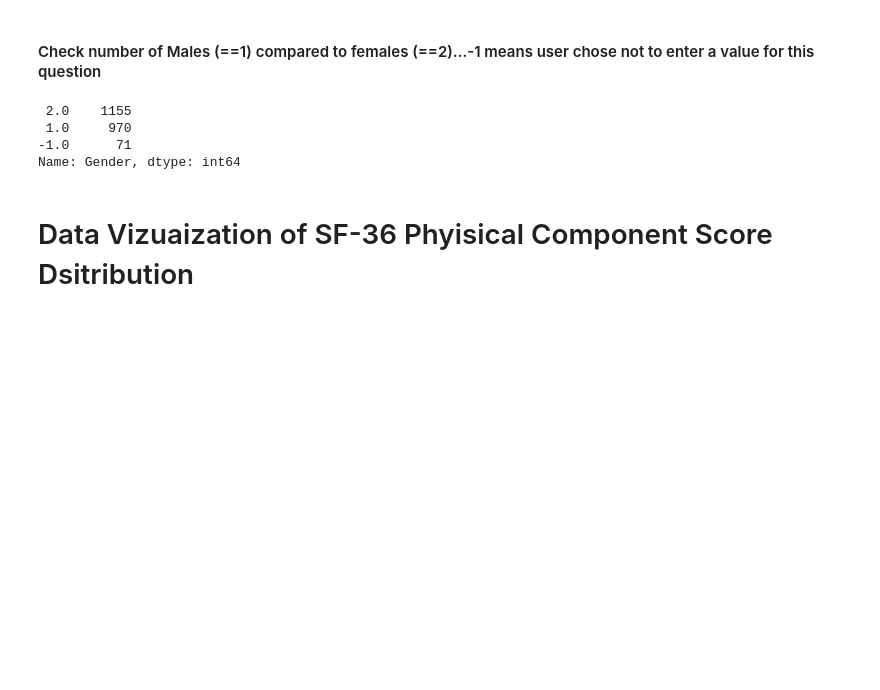
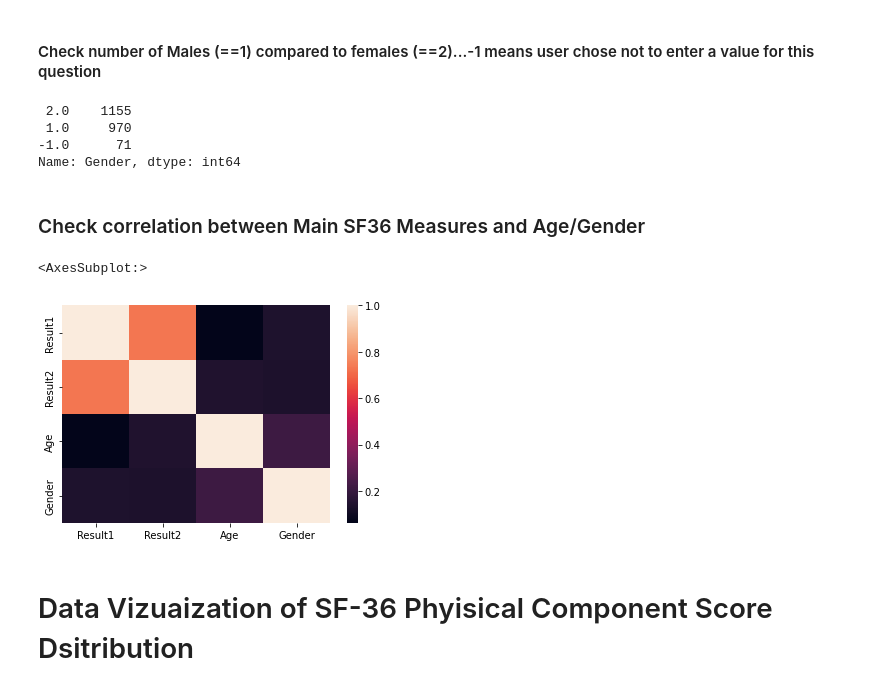
Before and after one commit to dnlkelly1/HealthPredict, a Jupyter notebook: sf36_EDA.ipynb, the cells around one changed output. Saved outputs shown, nothing was run; the diff lists cells and outputs as text; code cells hidden in the pictures; blank space fills up the shorter version.

Commit message:
Adding Correlation matrix heatmap

```diff
--- a/sf36_EDA.ipynb
+++ b/sf36_EDA.ipynb
@@ -45,6 +45,13 @@ joined['Gender'].value_counts()
  1.0     970
 -1.0      71
 Name: Gender, dtype: int64
+# %% [markdown]
+### Check correlation between Main SF36 Measures and Age/Gender
+# %%
+sns.heatmap(joined[['Result1','Result2','Age','Gender']].corr())
+# %% [output]
+<AxesSubplot:>
+[figure, added]
 # %% [markdown]
 # Data Vizuaization of SF-36 Phyisical Component Score Dsitribution
 # %%
```
